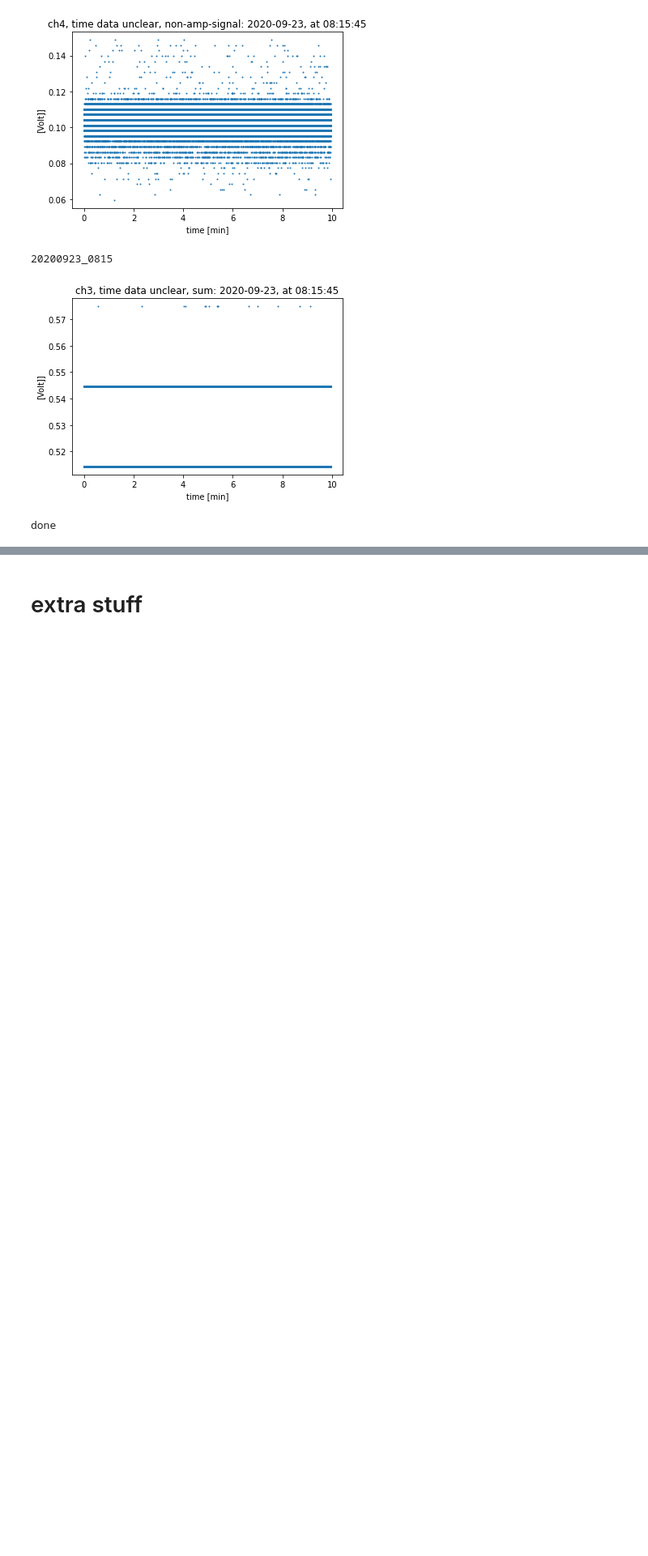
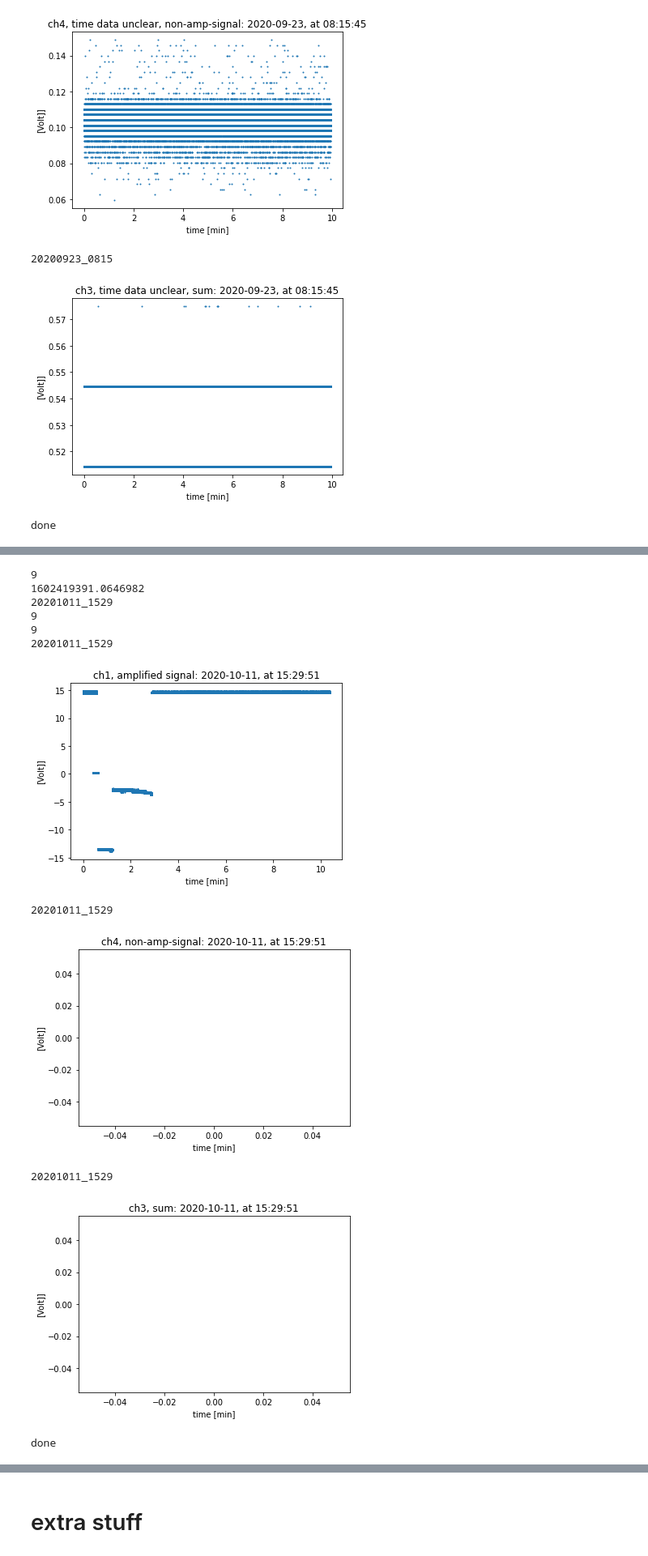
Before and after one commit to EinavGry/Lab---precision-measurements, a Jupyter notebook: Reading_out_data.ipynb, the cells around one changed output, grey strips where cells are left out. Shown at 81% size. Drawn from its saved outputs; the diff is of its cells as text; code cells hidden in the pictures; blank space fills up the shorter version.

```diff
--- a/Reading_out_data.ipynb
+++ b/Reading_out_data.ipynb
@@ -1881,0 +2081,25 @@ round_done(repo_path)
+# %%
+# 20201011_1529
+
+# set path to get data
+pickle_path = get_pickle_path(repo_path)
+os.chdir(pickle_path)
+
+file_name = 'data_20201011_1524.pickle'
+
+get_from_pickle_and_save(file_name)
+
+round_done(repo_path)
+# %% [output]
+9
+1602419391.0646982
+20201011_1529
+9
+9
+20201011_1529
+[figure, added]
+20201011_1529
+[figure, added]
+20201011_1529
+[figure, added]
+done
```
Also changed, not shown: parts of 16 cells of this notebook, 1 other file.
